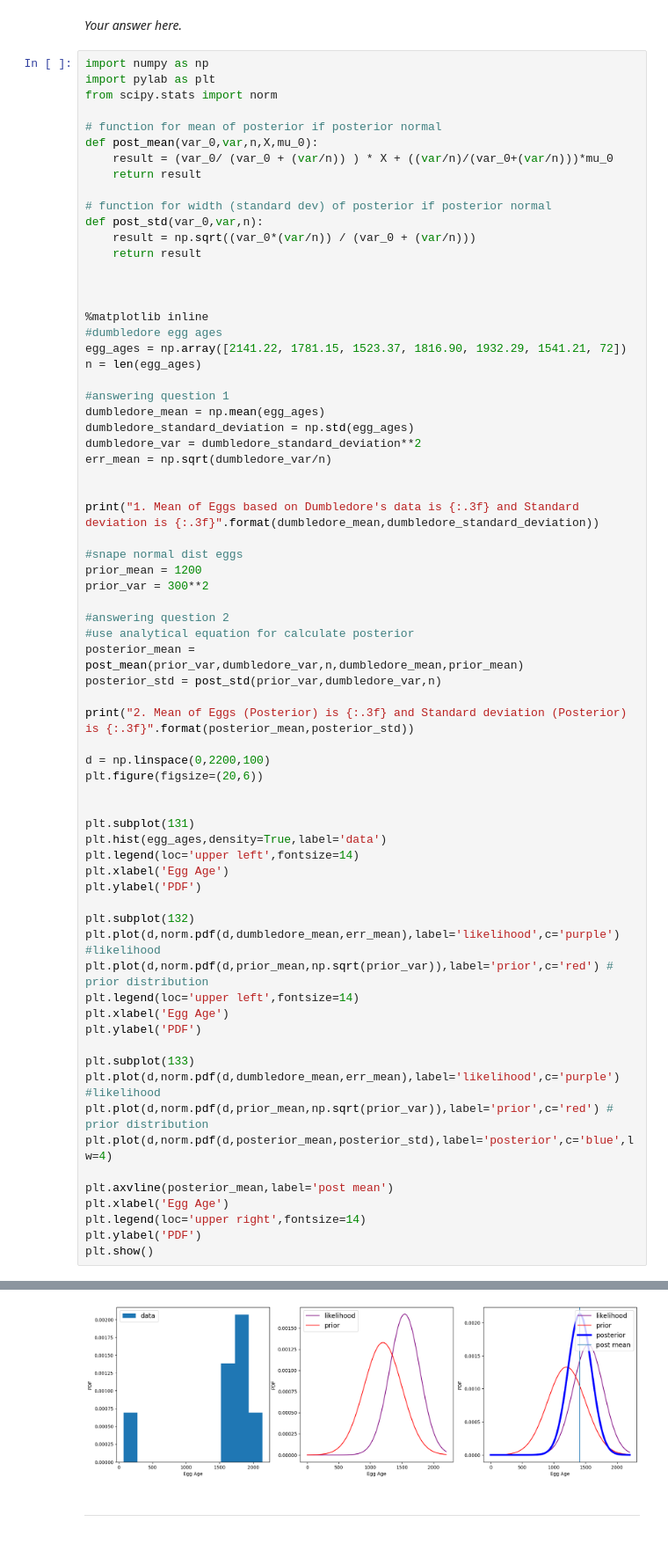
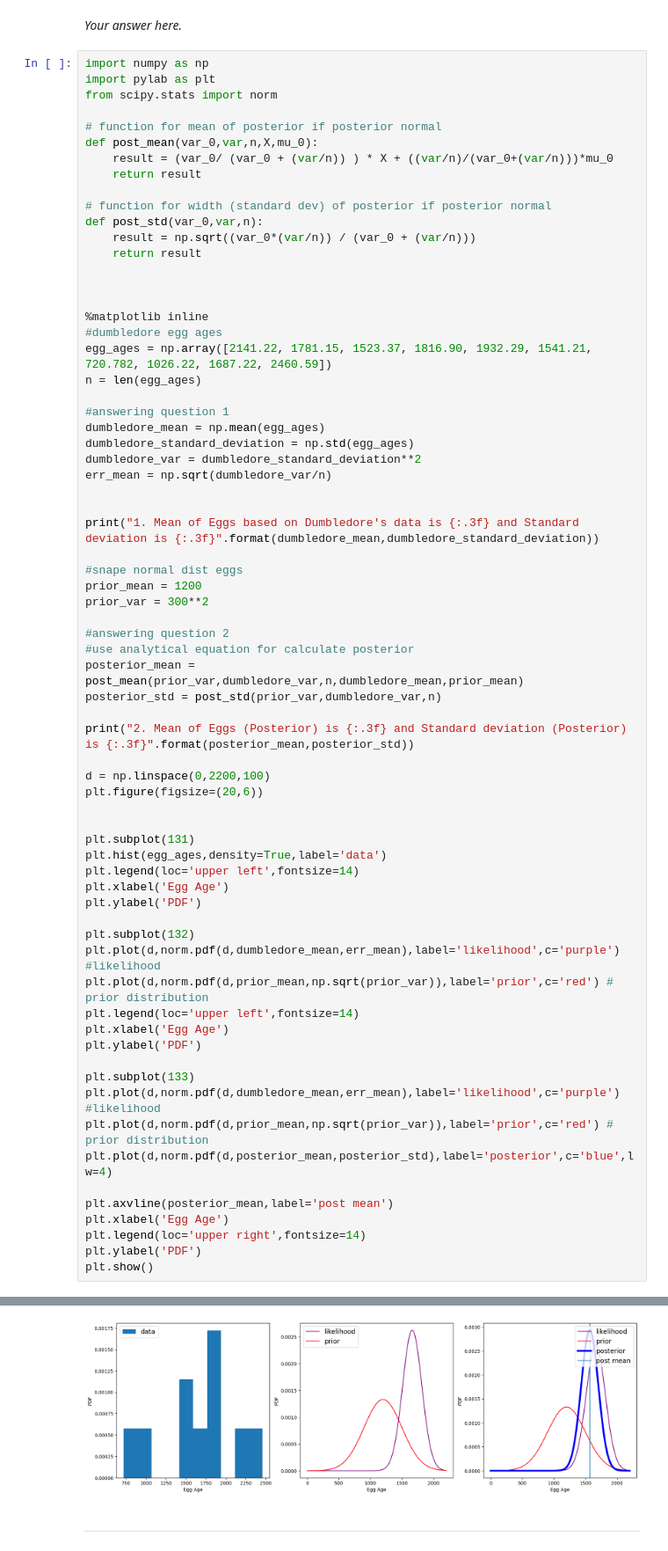
Before and after one commit to prayas-thapa22/jupyter_practice, a Jupyter notebook: Chapter6/Chapter6_yourturn.ipynb, the cells around one changed output, grey strips where cells are left out. Shown at 88% size. Cells and saved outputs as stored; diff of their text form.

```diff
--- a/Chapter6/Chapter6_yourturn.ipynb
+++ b/Chapter6/Chapter6_yourturn.ipynb
@@ -45,7 +45,7 @@ def post_std(var_0,var,n):
 
 %matplotlib inline
 #dumbledore egg ages
-egg_ages = np.array([2141.22, 1781.15, 1523.37, 1816.90, 1932.29, 1541.21, 72])
+egg_ages = np.array([2141.22, 1781.15, 1523.37, 1816.90, 1932.29, 1541.21, 720.782, 1026.22, 1687.22, 2460.59])
 n = len(egg_ages)
 
 #answering question 1
@@ -101,3 +101,3 @@ plt.show()
-[figure, old version]
+[figure, new version]
 # %% [markdown]
 ***
```
Also changed, not shown: parts of 1 cell of this notebook.
